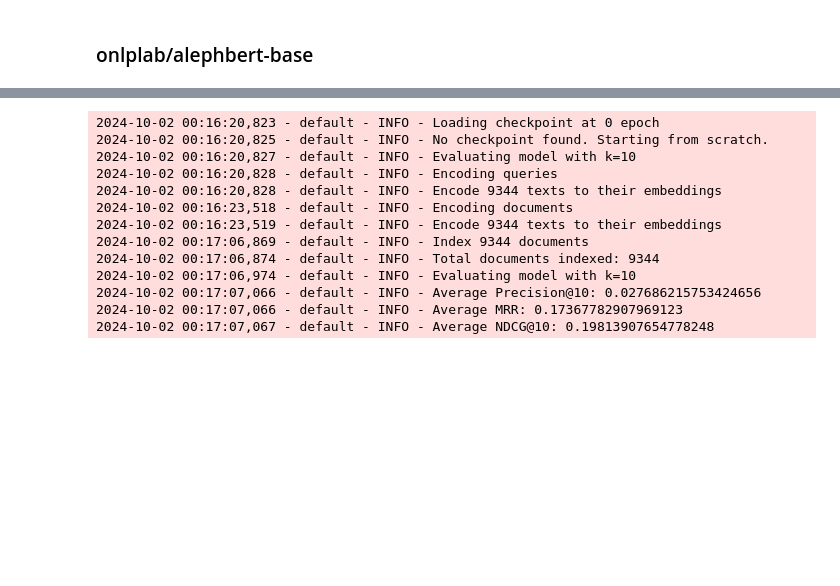
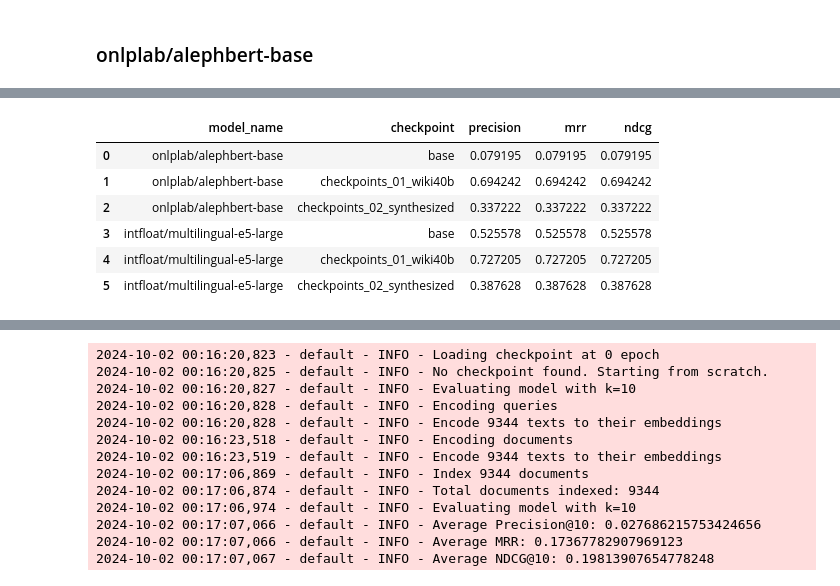
Before and after one commit to asafam/hebrew_text_retrieval, a Jupyter notebook: notebooks/hte_eval_model_multilingual-e5-base.ipynb, the cells around one changed output, grey strips where cells are left out. Cells and saved outputs as stored; diff of their text form; code cells hidden in the pictures; blank space fills up the shorter version.

```diff
--- a/notebooks/hte_eval_model_multilingual-e5-base.ipynb
+++ b/notebooks/hte_eval_model_multilingual-e5-base.ipynb
@@ -292,0 +385,10 @@ for checkpoint_path in checkpoint_paths:
+# %%
+df
+# %% [output]
+|  | model_name | checkpoint | precision | mrr | ndcg |
+| 0 | onlplab/alephbert-base | base | 0.079195 | 0.079195 | 0.079195 |
+| 1 | onlplab/alephbert-base | checkpoints_01_wiki40b | 0.694242 | 0.694242 | 0.694242 |
+| 2 | onlplab/alephbert-base | checkpoints_02_synthesized | 0.337222 | 0.337222 | 0.337222 |
+| 3 | intfloat/multilingual-e5-large | base | 0.525578 | 0.525578 | 0.525578 |
+| 4 | intfloat/multilingual-e5-large | checkpoints_01_wiki40b | 0.727205 | 0.727205 | 0.727205 |
+| 5 | intfloat/multilingual-e5-large | checkpoints_02_synthesized | 0.387628 | 0.387628 | 0.387628 |
```
Also changed, not shown: parts of 14 cells of this notebook, 2 other files.
